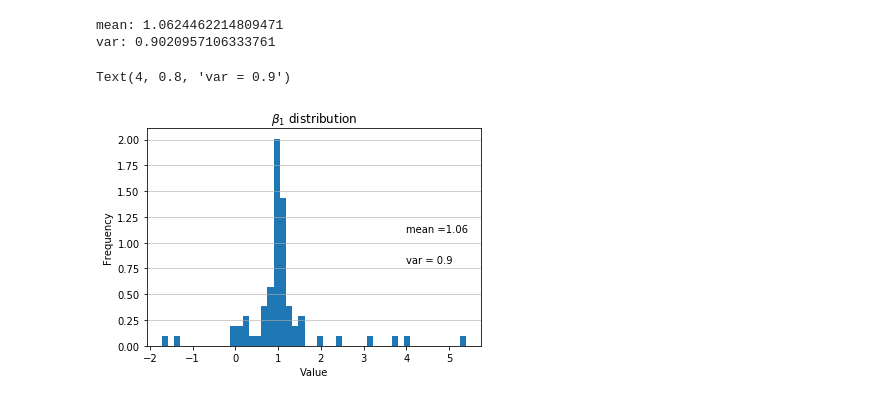
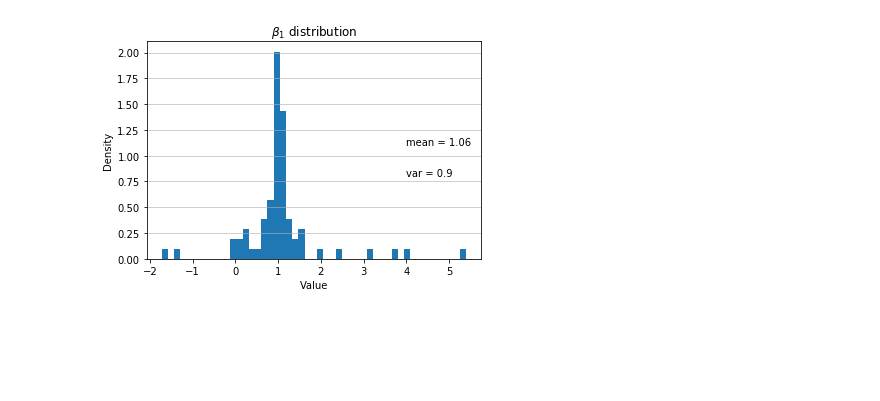
Before and after one commit to jeannesorin/Skwad, a Jupyter notebook: Empirical Analysis III/Problem Sets/Heckman Pset 1/Code_Chase.ipynb, the cells around one changed output. Cells and saved outputs as stored; diff of their text form; code cells hidden in the pictures; blank space fills up the shorter version.

```diff
--- a/Empirical Analysis III/Problem Sets/Heckman Pset 1/Code_Chase.ipynb
+++ b/Empirical Analysis III/Problem Sets/Heckman Pset 1/Code_Chase.ipynb
@@ -83,7 +65,7 @@ for i in range(0,num_sheets):
     t_test = 1
 
     # t test for beta 2
-    if tstat < 1.964:
+    if abs(tstat) < 1.964:
         # t test cannot reject null of beta_2 = 0
         t_test = 0
 #         print("fail")
@@ -92,10 +74,12 @@ for i in range(0,num_sheets):
         model = sm.OLS(Y,X[0:2].T)
         result = model.fit()
         betas[0:2] = result.params
+    else:
+        print("reject")
 
     # create new data frame entry with variables
-    new_df = pd.DataFrame([i, mu_1, mu_2, sigma_1, sigma_2, sigma_e,
-                          rho, betas[0], betas[1], betas[2], t_test]).T
+    new_df = pd.DataFrame(np.array([i, mu_1, mu_2, sigma_1, sigma_2, sigma_e,
+                          rho, betas[0], betas[1], betas[2], t_test])).T
     new_df.columns = column_names
 
     # add to results data frame
@@ -120,19 +107,18 @@ results
 # %%
 # Histogram to see distribution of beta_1
 # plt.hist(np.histogram(results['beta_1']))
 plt.hist(results['beta_1'], bins='auto', density = True)
 plt.grid(axis='y', alpha=0.75)
 plt.xlabel('Value')
-plt.ylabel('Frequency')
+plt.ylabel('Density')
 plt.title(r'$\beta_1$ distribution')
-print('mean:',np.mean(results['beta_1']))
+# print('mean:',np.mean(results['beta_1']))
 betas_mean = np.mean(results['beta_1'])
-print('var:',np.var(results['beta_1']))
+# print('var:',np.var(results['beta_1']))
 betas_var = np.var(results['beta_1'])
 plt.text(4, 1.1, r'mean = ' + str(round(betas_mean,2)))
 plt.text(4, 0.8, r'var = ' + str(round(betas_var,2)))
+plt.savefig("beta_1 dist (Chase)")
+plt.show()
 # %% [output]
-mean: 1.0624462214809471
-var: 0.9020957106333761
-Text(4, 0.8, 'var = 0.9')
-[figure, old version]
+[figure, new version]
```
Also changed, not shown: parts of 6 cells of this notebook, 6 other files.
